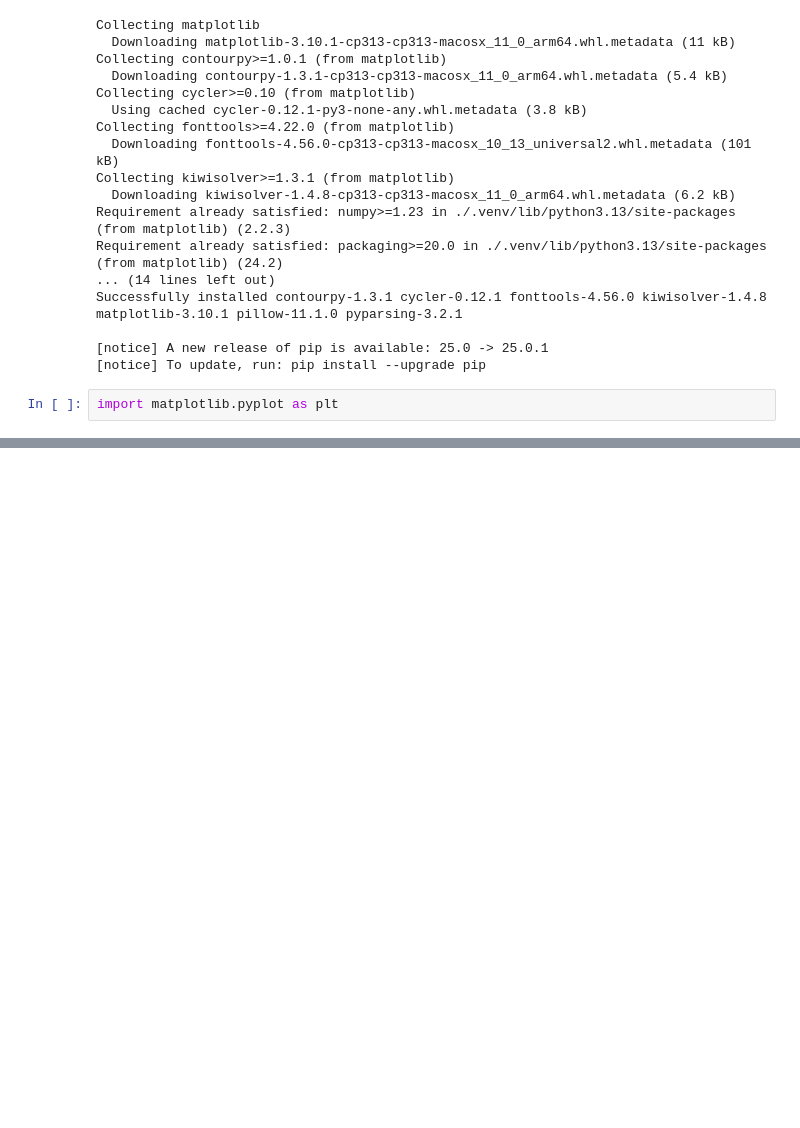
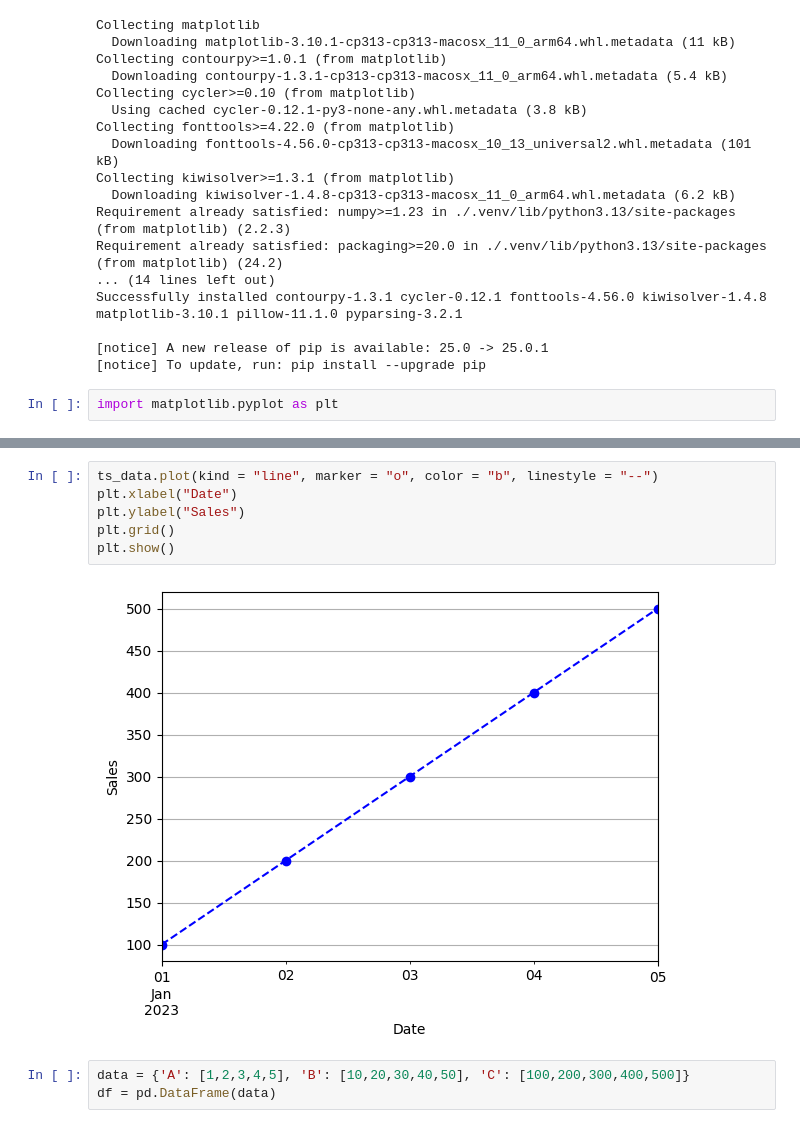
Before and after one commit to DZhang3210/pandas-intro, a Jupyter notebook: Notebook.ipynb, the cells around one changed output, grey strips where cells are left out. Cells and saved outputs as stored; diff of their text form; blank space fills up the shorter version.

```diff
--- a/Notebook.ipynb
+++ b/Notebook.ipynb
@@ -956,0 +981,11 @@ import matplotlib.pyplot as plt
+# %%
+ts_data.plot(kind = "line", marker = "o", color = "b", linestyle = "--")
+plt.xlabel("Date")
+plt.ylabel("Sales")
+plt.grid()
+plt.show()
+# %% [output]
+[figure, added]
+# %%
+data = {'A': [1,2,3,4,5], 'B': [10,20,30,40,50], 'C': [100,200,300,400,500]}
+df = pd.DataFrame(data)
```
Also changed, not shown: parts of 36 cells of this notebook.
